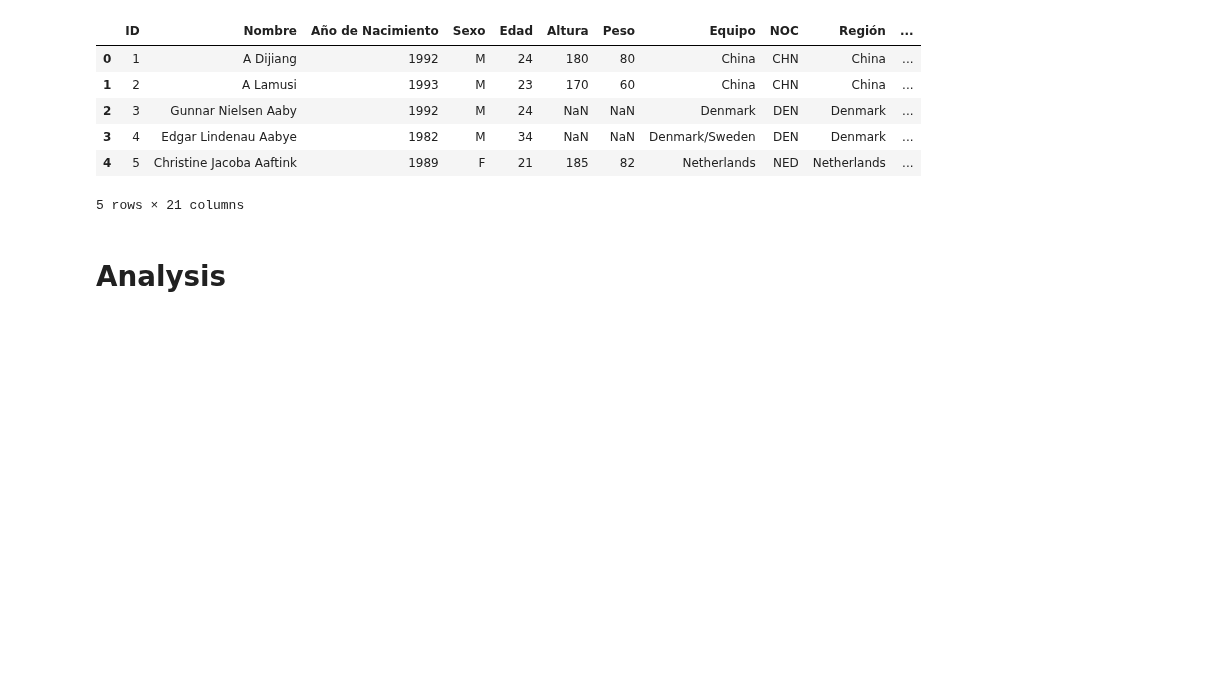
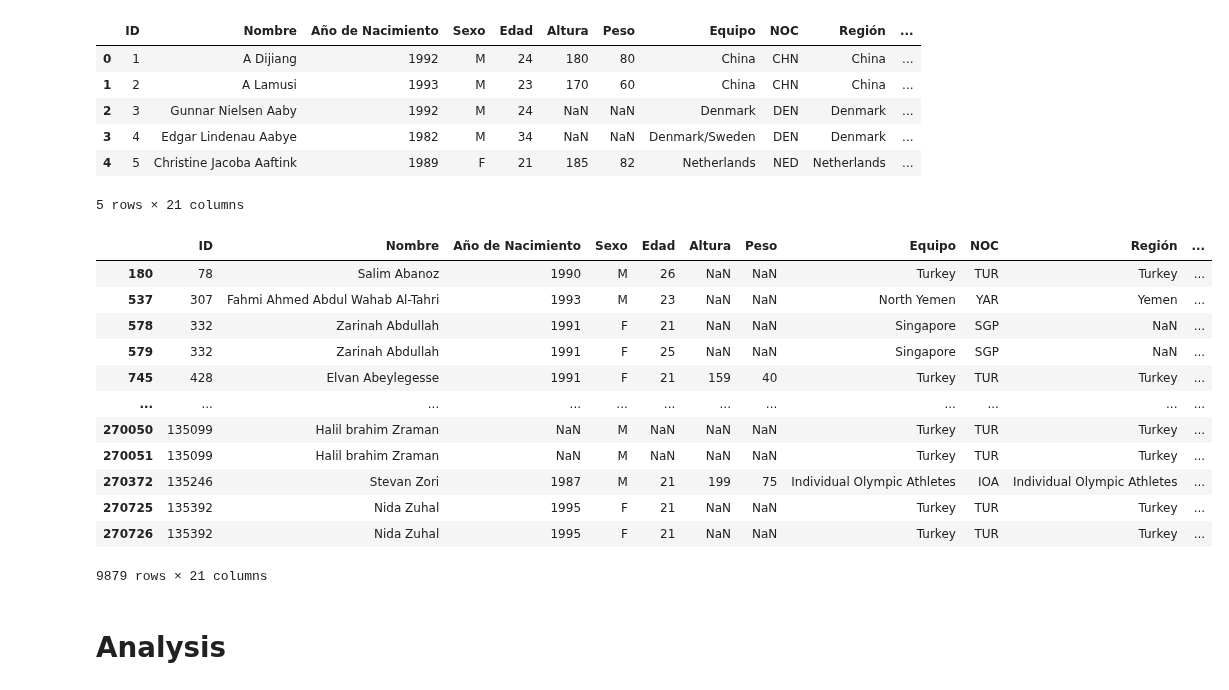
Before and after one commit to agutierrezmorag/olympic-games-datamart, a Jupyter notebook: olympics.ipynb, the cells around one changed output. Saved outputs shown, nothing was run; the diff lists cells and outputs as text; code cells hidden in the pictures; blank space fills up the shorter version.

Commit message:
fixed more countries with missing iso code values missing

```diff
--- a/olympics.ipynb
+++ b/olympics.ipynb
@@ -416,6 +416,20 @@ def get_country_code(country_name):
             country_name = "Palestine, State of"
         elif country_name == "Tanzania":
             country_name = "Tanzania, United Republic of"
+        elif country_name == "Iran":
+            country_name = "Iran, Islamic Republic of"
+        elif country_name == "Czech Republic":
+            country_name = "Czechia"
+        elif country_name == "Brunei":
+            country_name = "Brunei Darussalam"
+        elif country_name == "Virgin Islands, US":
+            country_name = "Virgin Islands, U.S."
+        elif country_name == "Venezuela":
+            country_name = "Venezuela, Bolivarian Republic of"
+        elif country_name == "Republic of Congo":
+            country_name = "Congo, The Democratic Republic of the"
+        elif country_name == "Ivory Coast":
+            country_name = "Côte d'Ivoire"
         try:
             return pycountry.countries.get(name=country_name).alpha_3
         except AttributeError:
@@ -546,6 +560,23 @@ ol_data.head()
 | 3 | 4 | Edgar Lindenau Aabye | 1982 | M | 34 | NaN | NaN | Denmark/Sweden | DEN | Denmark | ... |
 | 4 | 5 | Christine Jacoba Aaftink | 1989 | F | 21 | 185 | 82 | Netherlands | NED | Netherlands | ... |
 5 rows × 21 columns
+# %%
+# show entries with nan values in the region (iso) column
+ol_data[ol_data['Región (ISO)'].isnull()]
+# %% [output]
+|  | ID | Nombre | Año de Nacimiento | Sexo | Edad | Altura | Peso | Equipo | NOC | Región | ... |
+| 180 | 78 | Salim Abanoz | 1990 | M | 26 | NaN | NaN | Turkey | TUR | Turkey | ... |
+| 537 | 307 | Fahmi Ahmed Abdul Wahab Al-Tahri | 1993 | M | 23 | NaN | NaN | North Yemen | YAR | Yemen | ... |
+| 578 | 332 | Zarinah Abdullah | 1991 | F | 21 | NaN | NaN | Singapore | SGP | NaN | ... |
+| 579 | 332 | Zarinah Abdullah | 1991 | F | 25 | NaN | NaN | Singapore | SGP | NaN | ... |
+| 745 | 428 | Elvan Abeylegesse | 1991 | F | 21 | 159 | 40 | Turkey | TUR | Turkey | ... |
+| ... | ... | ... | ... | ... | ... | ... | ... | ... | ... | ... | ... |
+| 270050 | 135099 | Halil brahim Zraman | NaN | M | NaN | NaN | NaN | Turkey | TUR | Turkey | ... |
+| 270051 | 135099 | Halil brahim Zraman | NaN | M | NaN | NaN | NaN | Turkey | TUR | Turkey | ... |
+| 270372 | 135246 | Stevan Zori | 1987 | M | 21 | 199 | 75 | Individual Olympic Athletes | IOA | Individual Olympic Athletes | ... |
+| 270725 | 135392 | Nida Zuhal | 1995 | F | 21 | NaN | NaN | Turkey | TUR | Turkey | ... |
+| 270726 | 135392 | Nida Zuhal | 1995 | F | 21 | NaN | NaN | Turkey | TUR | Turkey | ... |
+9879 rows × 21 columns
 # %%
 # save the modified data to a new csv file
 ol_data.to_csv("datasets/olympics-spanish.csv", index=False)
```
Also changed, not shown: 1 other file.
